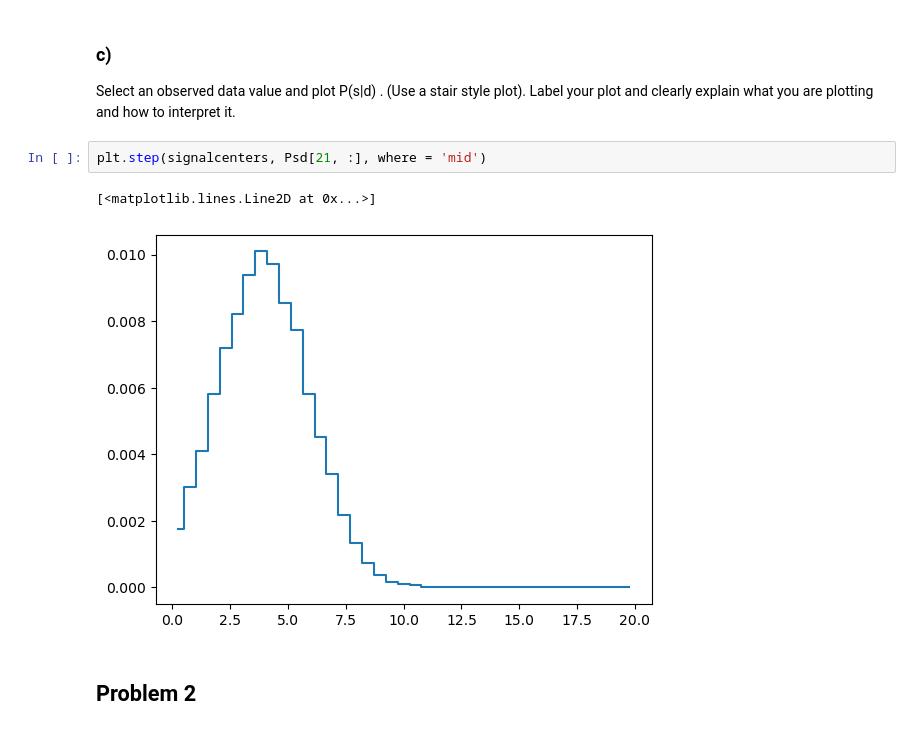
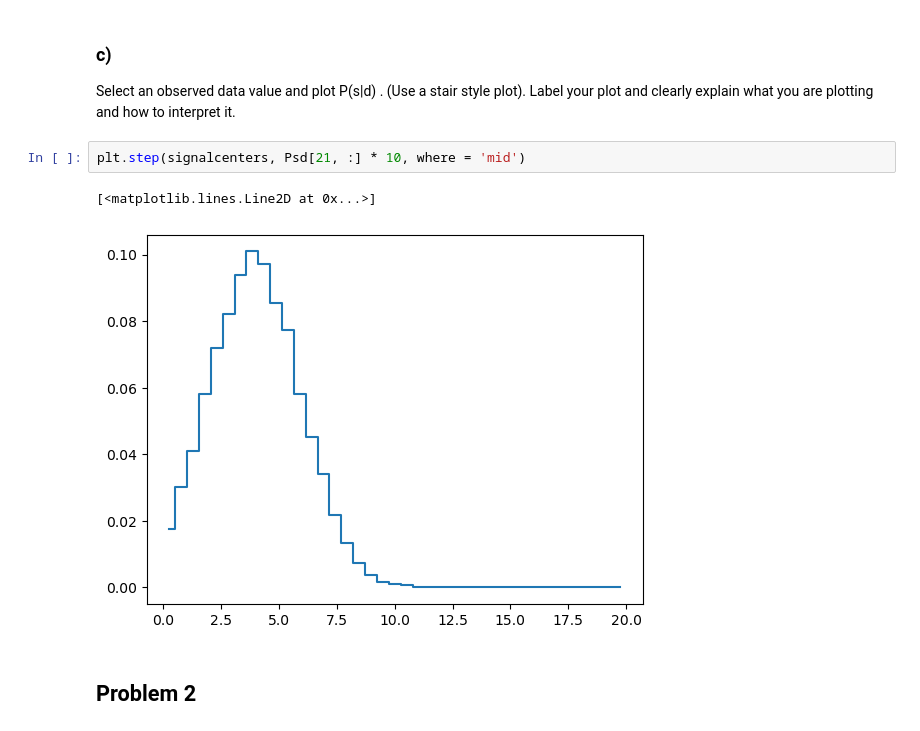
Before and after one commit to Mick-Ross/Computational-Data-Analysis, a Jupyter notebook: Homework 5.ipynb, the cells around one changed output. Drawn from its saved outputs; the diff is of its cells as text.

```diff
--- a/Homework 5.ipynb
+++ b/Homework 5.ipynb
@@ -84,10 +85,10 @@ plt.step(datacenters, Psd[:, 10], where = 'mid')
 
 Select an observed data value and plot  P(s|d) . (Use a stair style plot). Label your plot and clearly explain what you are plotting and how to interpret it.
 # %%
-plt.step(signalcenters, Psd[21, :], where = 'mid')
+plt.step(signalcenters, Psd[21, :] * 10, where = 'mid')
 # %% [output]
 [<matplotlib.lines.Line2D at 0x...>]
-[figure, old version]
+[figure, new version]
 # %% [markdown]
 ## Problem 2
 # %% [markdown]
```
Also changed, not shown: parts of 3 cells of this notebook.
